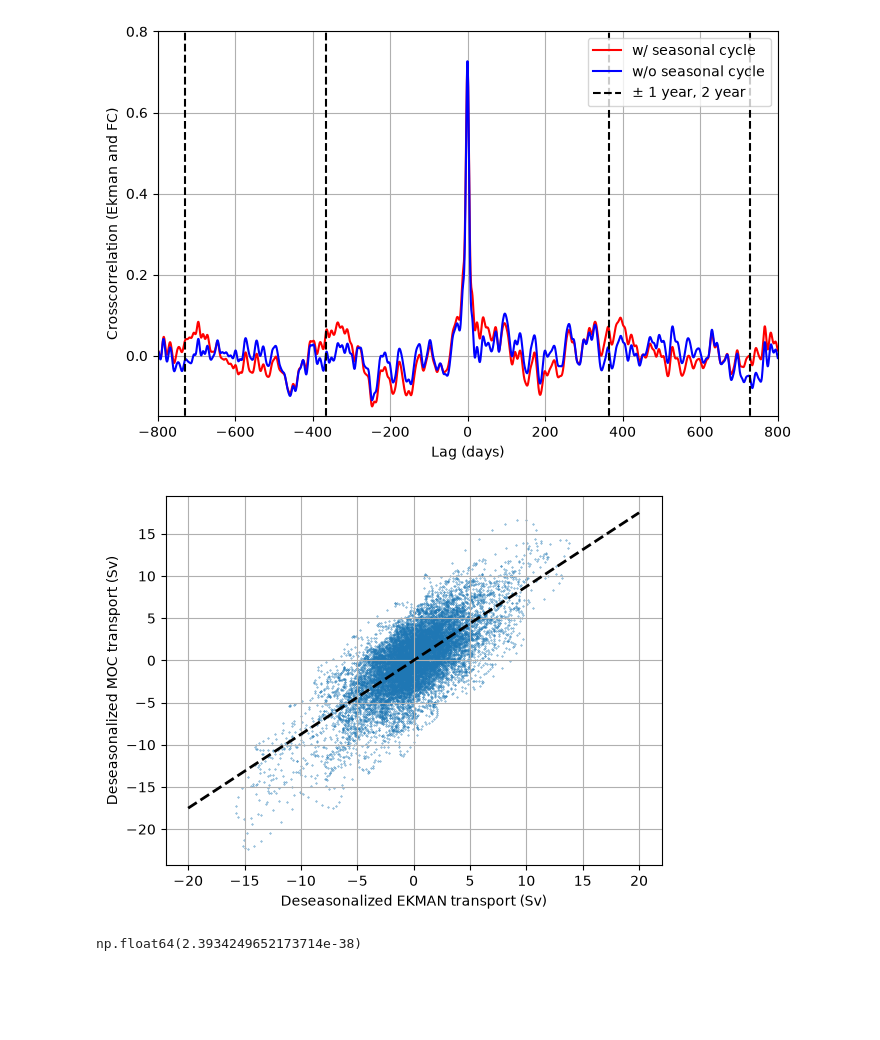
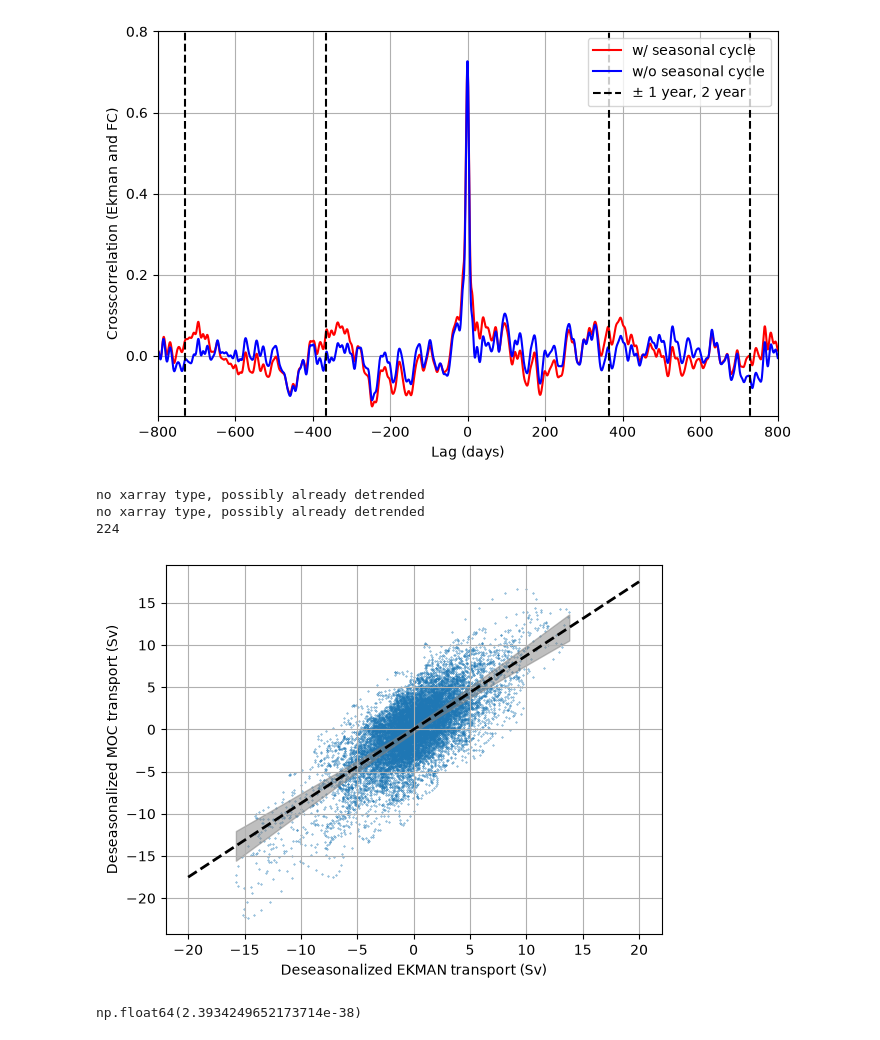
Before and after one commit to jakey244/DataAnalysis_A2, a Jupyter notebook: notebooks/part3_Ekman_MOC.ipynb, the cells around one changed output. Cells and saved outputs as stored; diff of their text form; code cells hidden in the pictures; blank space fills up the shorter version.

```diff
--- a/notebooks/part3_Ekman_MOC.ipynb
+++ b/notebooks/part3_Ekman_MOC.ipynb
@@ -77,22 +77,40 @@ plt.legend()
 plt.savefig(figpath + "crosscorrelation_EKMAN_MOC_seasonal.png")
 # %% [output]
 [figure]
+# %%
+indices = np.argsort(deseasonalized_EKMAN[:-1].values)
+ci_low, ci_up = trends.confband_not_timeseries(deseasonalized_EKMAN.values[:-1], deseasonalized_MOC[1:].values)
+EKMAN_sorted = (deseasonalized_EKMAN[:-1].values)[indices]
+ci_low_sorted = ci_low[indices]
+ci_up_sorted = ci_up[indices]
+# %% [output]
+no xarray type, possibly already detrended
+no xarray type, possibly already detrended
+224
 # %%
 plt.scatter(deseasonalized_EKMAN[:-1], deseasonalized_MOC[1:], s=0.1)
 lag_trend = linregress(deseasonalized_EKMAN[:-1], deseasonalized_MOC[1:])
 plt.plot(
     np.linspace(-20, 20, 100),
     lag_trend.intercept + lag_trend.slope * np.linspace(-20, 20, 100),
     lw=2,
     ls="--",
     color="k",
 )
+plt.fill_between(
+    EKMAN_sorted,
+    ci_low_sorted,
+    ci_up_sorted,
+    alpha=0.5,
+    label="95% confidence band",
+    color="grey",
+)
 plt.grid()
 plt.xlabel("Deseasonalized EKMAN transport (Sv)")
 plt.ylabel("Deseasonalized MOC transport (Sv)")
 plt.savefig(figpath + "correlation_trend_EKMAN_MOC.png")
 # %% [output]
-[figure, old version]
+[figure, new version]
 # %%
 EDOF = np.min(
     np.array(
```
Also changed, not shown: parts of 1 cell of this notebook, 5 other files.
